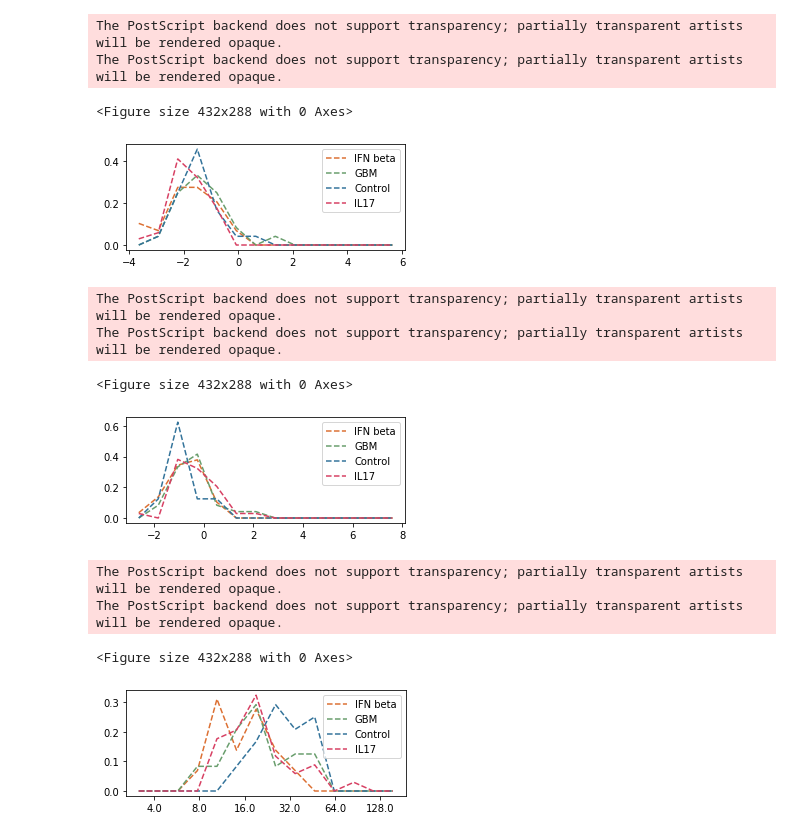
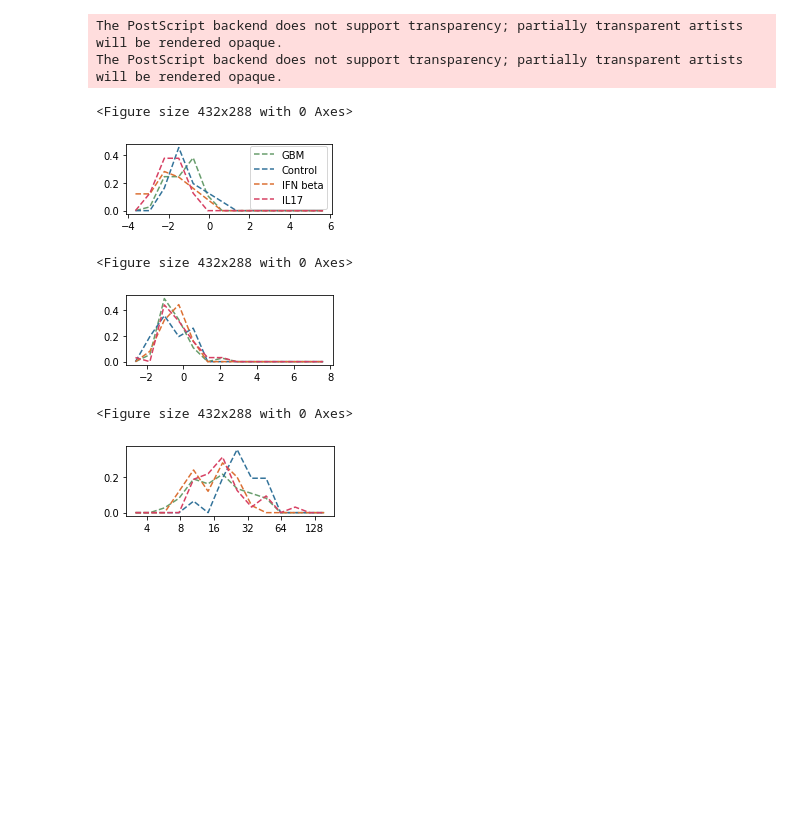
Before and after one commit to mehta-lab/dynamorph, a Jupyter notebook: NOVEMBER_Progenitor.ipynb, the cells around one changed output. Cells and saved outputs as stored; diff of their text form; code cells hidden in the pictures; blank space fills up the shorter version.

Commit message:
Plottings for progenitor cells

```diff
--- a/NOVEMBER_Progenitor.ipynb
+++ b/NOVEMBER_Progenitor.ipynb
@@ -364,32 +422,71 @@ B4-Site_0/292
+# %%
+### Sample trajectories with traj marked ###
+traj_represented = ['B4-Site_0/63',
+                    'B4-Site_3/50']
+cs = [(20, 20, 20)] * 2
+
+for t, c in zip(traj_represented, cs):
+    well = t[:2]
+    traj = traj_inds[t]
+
+    site = t.split('/')[0]
+    image_stack = np.load(os.path.join(raw_folder, '%s.npy' % site))
+
+    t_pos = traj_positions[t]
+
+    init_t_point = sorted(t_pos.keys())[28]
+    init_position = t_pos[init_t_point]
+    if init_position[0] < 256 or init_position[0] > (2048-256) or init_position[1] < 256 or init_position[1] > (2048-256):
+        continue
+
+    f0 = image_stack[init_t_point,
+                     (init_position[0]-256):(init_position[0]+256),
+                     (init_position[1]-256):(init_position[1]+256),
+                     0]
+
+    f0 = enhance_contrast(f0, phase_a, phase_b)
+    mat = np.zeros((f0.shape[0], f0.shape[1], 3), dtype='uint8')
+    mat[:, :] = (np.expand_dims(f0, 2) / 256).astype('uint8')
+    try:
+        t_pos = traj_positions[t]
+        positions = np.stack([t_pos[k] for k in sorted(t_pos.keys())])
+        center_position = positions[init_t_point] - np.array([256, 256])
+        for i in range(positions.shape[0] - 1):
+            start = positions[i] - center_position
+            end = positions[i + 1] - center_position
+            mat = cv2.line(mat, (start[1], start[0]), (end[1], end[0]), c, thickness=2)
+        cv2.imwrite('nonmg_analysis/NOVEMBER_nonmg_sample_%s.png' % t.replace('/', '_'), mat)
+    except Exception as e:
+        print(e)
 # %%
 plt.clf()
-f = plt.figure(figsize=(4.5, 2))
+f = plt.figure(figsize=(3.5, 1.5))
 for well in wells_:
     freqs, bins = np.histogram(traj_PC1[well], bins=bins_PC1)
     freqs = freqs/freqs.sum()
     x = (bins[:-1] + bins[1:])/2
     plt.plot(x, freqs, '--', c=colors[well], label=legends[well])
 
 # freqs, bins = np.histogram(traj_PC1_june, bins=bins_PC1)
 # freqs = freqs/freqs.sum()
 # x = (bins[:-1] + bins[1:])/2
 # plt.plot(x, freqs, c='k', label='June batch')
 
 plt.xlabel("")
 plt.ylabel("")
 plt.legend()
 plt.grid(b=False, which='major', axis='x')
 plt.tight_layout()
-plt.savefig('temp/NOVEMBER_nonmg_PC1.eps')
-plt.savefig('temp/NOVEMBER_nonmg_PC1.png', dpi=300)
+plt.savefig('nonmg_analysis/NOVEMBER_nonmg_PC1.eps')
+plt.savefig('nonmg_analysis/NOVEMBER_nonmg_PC1.png', dpi=300)
 # %% [output]
 The PostScript backend does not support transparency; partially transparent artists will be rendered opaque.
 The PostScript backend does not support transparency; partially transparent artists will be rendered opaque.
 <Figure size 432x288 with 0 Axes>
-[figure, old version]
+[figure, new version]
 # %%
 plt.clf()
-f = plt.figure(figsize=(4.5, 2))
+f = plt.figure(figsize=(3.5, 1.5))
 for well in wells_:
     freqs, bins = np.histogram(traj_PC2[well], bins=bins_PC2)
     freqs = freqs/freqs.sum()
@@ -403,19 +500,16 @@ for well in wells_:
 
 plt.xlabel("")
 plt.ylabel("")
-plt.legend()
 plt.grid(b=False, which='major', axis='x')
 plt.tight_layout()
-plt.savefig('temp/NOVEMBER_nonmg_PC2.eps')
-plt.savefig('temp/NOVEMBER_nonmg_PC2.png', dpi=300)
+plt.savefig('nonmg_analysis/NOVEMBER_nonmg_PC2.eps')
+plt.savefig('nonmg_analysis/NOVEMBER_nonmg_PC2.png', dpi=300)
 # %% [output]
-The PostScript backend does not support transparency; partially transparent artists will be rendered opaque.
-The PostScript backend does not support transparency; partially transparent artists will be rendered opaque.
+<Figure size 432x288 with 0 Axes>
-<Figure size 432x288 with 0 Axes>
-[figure, old version]
+[figure, new version]
 # %%
 plt.clf()
-f = plt.figure(figsize=(4.5, 2))
+f = plt.figure(figsize=(3.5, 1.5))
 for well in wells_:
     freqs, bins = np.histogram(traj_speed[well], bins=bins_speed)
     freqs = freqs/freqs.sum()
@@ -429,19 +523,16 @@ for well in wells_:
 
 plt.xlabel("")
 plt.ylabel("")
-plt.legend()
 plt.grid(b=False, which='major', axis='x')
-speed_ticks = [4., 8., 16., 32., 64., 128.]
+speed_ticks = [4, 8, 16, 32, 64, 128]
 plt.gca().set_xticks(np.log(speed_ticks))
 plt.gca().set_xticklabels(speed_ticks)
 plt.tight_layout()
-plt.savefig('temp/NOVEMBER_nonmg_speed.eps')
-plt.savefig('temp/NOVEMBER_nonmg_speed.png', dpi=300)
+plt.savefig('nonmg_analysis/NOVEMBER_nonmg_speed.eps')
+plt.savefig('nonmg_analysis/NOVEMBER_nonmg_speed.png', dpi=300)
 # %% [output]
-The PostScript backend does not support transparency; partially transparent artists will be rendered opaque.
-The PostScript backend does not support transparency; partially transparent artists will be rendered opaque.
+<Figure size 432x288 with 0 Axes>
-<Figure size 432x288 with 0 Axes>
-[figure, old version]
+[figure, new version]
 # %%
 ### GMM to multiple states ###
 t_lag = 1
```
Also changed, not shown: parts of 17 cells of this notebook, 1 other file.
